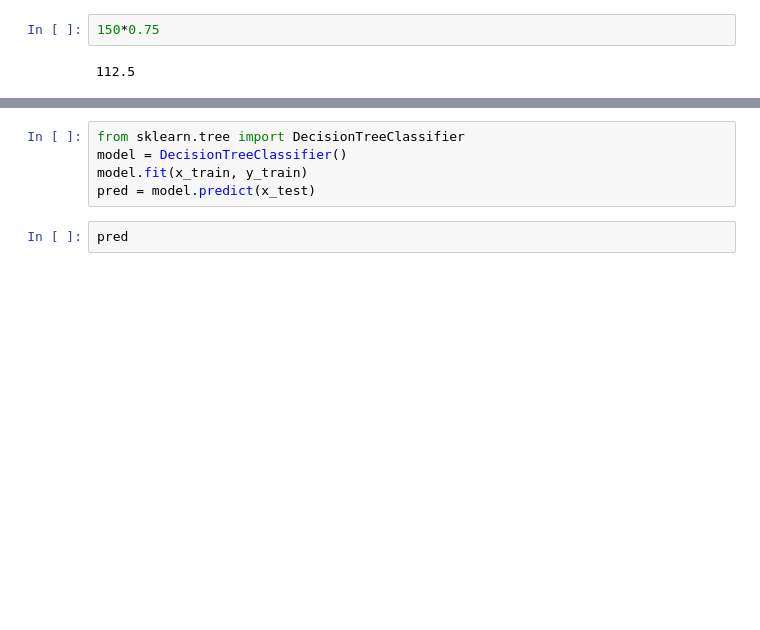
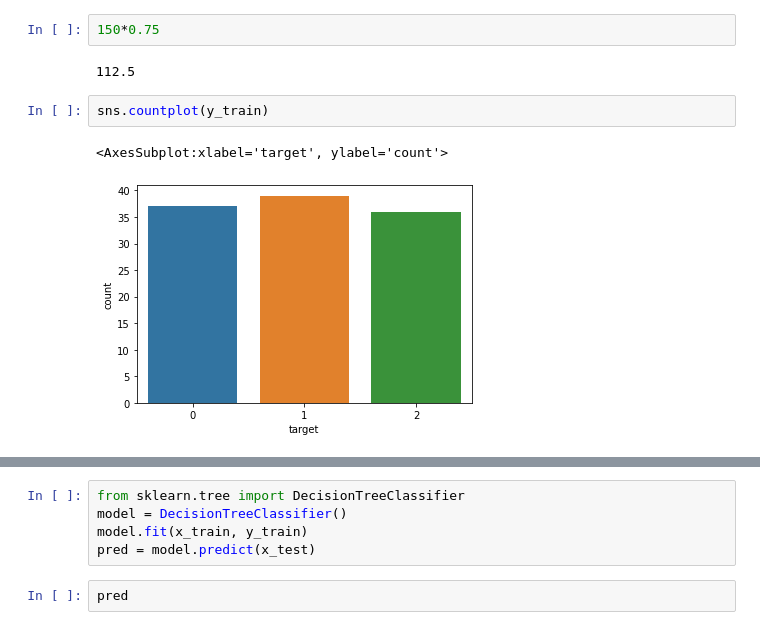
Before and after one commit to saparian0304/tjoeunacademy_test, a Jupyter notebook: jupyter/머신러닝/3.분류.ipynb, the cells around one changed output, grey strips where cells are left out. Saved outputs shown, nothing was run; the diff lists cells and outputs as text; blank space fills up the shorter version.

```diff
--- a/jupyter/머신러닝/3.분류.ipynb
+++ b/jupyter/머신러닝/3.분류.ipynb
@@ -123,3 +123,8 @@ len(x_train), len(x_test), len(y_train), len(y_test)
 150*0.75
 # %% [output]
 112.5
+# %%
+sns.countplot(y_train)
+# %% [output]
+<AxesSubplot:xlabel='target', ylabel='count'>
+[figure, added]
```
Also changed, not shown: parts of 46 cells of this notebook, 5 other files.
